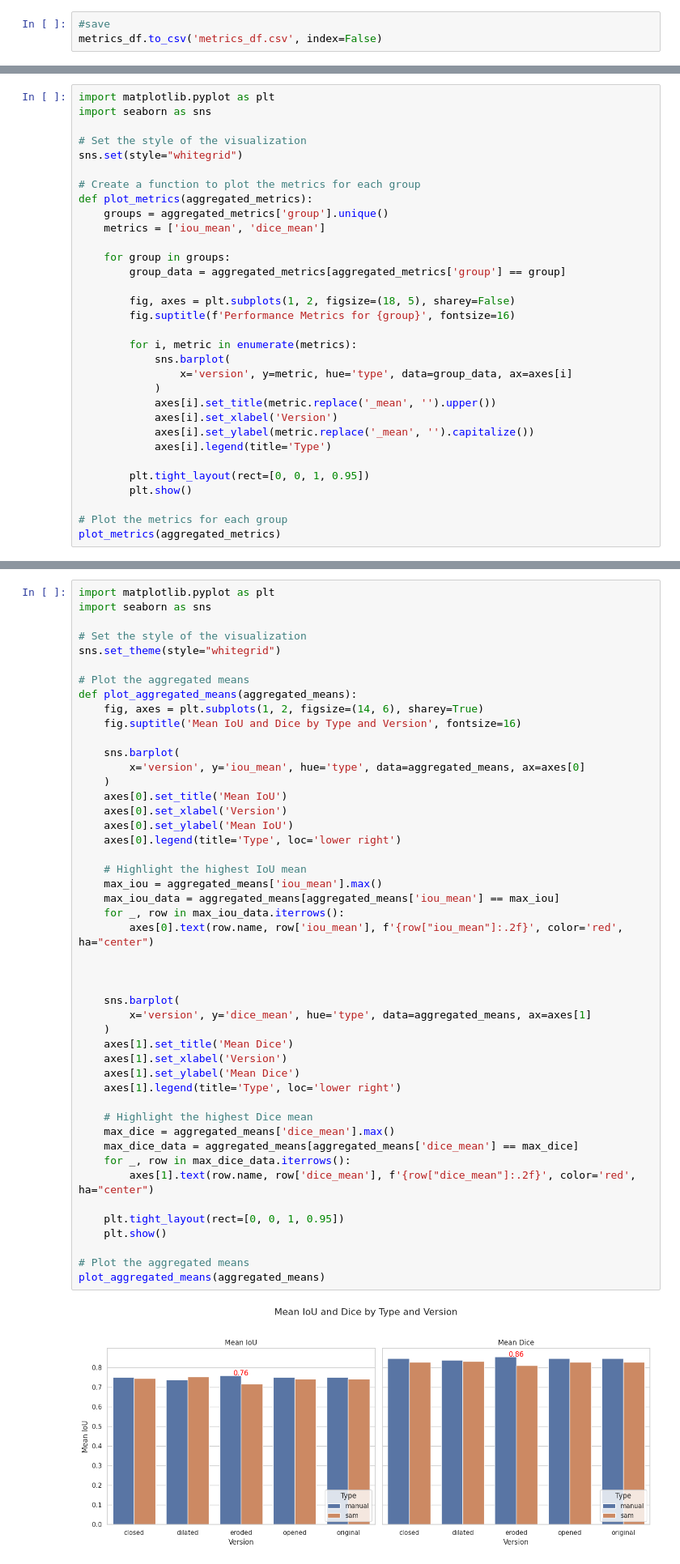
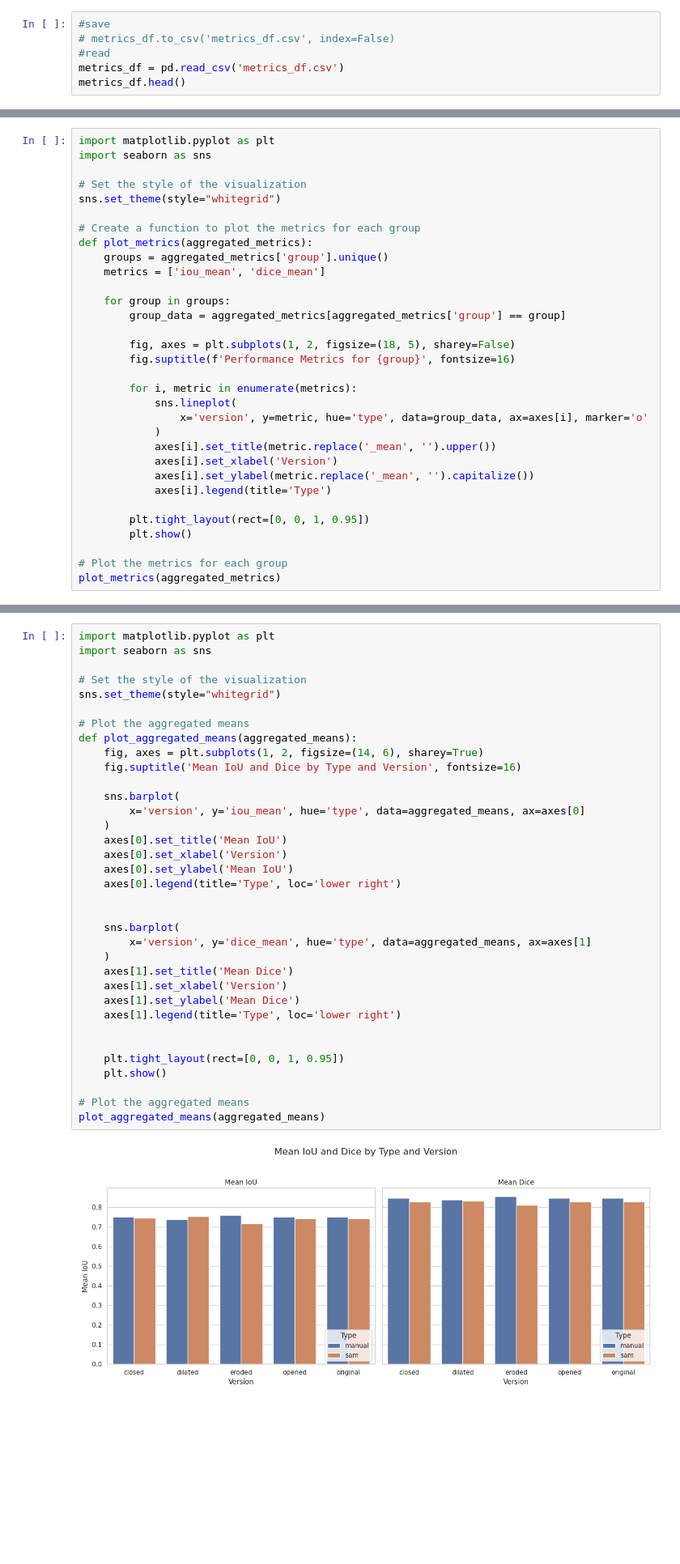
Before and after one commit to Lorenzuou/analise-segmentacao-pele, a Jupyter notebook: analise/op_morfologicas.ipynb, the cells around one changed output, grey strips where cells are left out. Shown at 81% size. Drawn from its saved outputs; the diff is of its cells as text; blank space fills up the shorter version.

```diff
--- a/analise/op_morfologicas.ipynb
+++ b/analise/op_morfologicas.ipynb
@@ -300,3 +348,6 @@ Manual folders: 50
 # %%
 #save
-metrics_df.to_csv('metrics_df.csv', index=False)
+# metrics_df.to_csv('metrics_df.csv', index=False)
+#read
+metrics_df = pd.read_csv('metrics_df.csv')
+metrics_df.head()
@@ -357,7 +387,7 @@ import matplotlib.pyplot as plt
 import seaborn as sns
 
 # Set the style of the visualization
-sns.set(style="whitegrid")
+sns.set_theme(style="whitegrid")
 
 # Create a function to plot the metrics for each group
 def plot_metrics(aggregated_metrics):
@@ -371,8 +401,8 @@ def plot_metrics(aggregated_metrics):
         fig.suptitle(f'Performance Metrics for {group}', fontsize=16)
 
         for i, metric in enumerate(metrics):
-            sns.barplot(
-                x='version', y=metric, hue='type', data=group_data, ax=axes[i]
+            sns.lineplot(
+                x='version', y=metric, hue='type', data=group_data, ax=axes[i], marker='o'
             )
             axes[i].set_title(metric.replace('_mean', '').upper())
             axes[i].set_xlabel('Version')
@@ -424,43 +461,31 @@ sns.set_theme(style="whitegrid")
 
 # Plot the aggregated means
 def plot_aggregated_means(aggregated_means):
     fig, axes = plt.subplots(1, 2, figsize=(14, 6), sharey=True)
     fig.suptitle('Mean IoU and Dice by Type and Version', fontsize=16)
 
     sns.barplot(
         x='version', y='iou_mean', hue='type', data=aggregated_means, ax=axes[0]
     )
     axes[0].set_title('Mean IoU')
     axes[0].set_xlabel('Version')
     axes[0].set_ylabel('Mean IoU')
     axes[0].legend(title='Type', loc='lower right')
 
-    # Highlight the highest IoU mean
-    max_iou = aggregated_means['iou_mean'].max()
-    max_iou_data = aggregated_means[aggregated_means['iou_mean'] == max_iou]
-    for _, row in max_iou_data.iterrows():
-        axes[0].text(row.name, row['iou_mean'], f'{row["iou_mean"]:.2f}', color='red', ha="center")
-
-
 
     sns.barplot(
         x='version', y='dice_mean', hue='type', data=aggregated_means, ax=axes[1]
     )
     axes[1].set_title('Mean Dice')
     axes[1].set_xlabel('Version')
     axes[1].set_ylabel('Mean Dice')
     axes[1].legend(title='Type', loc='lower right')
 
-    # Highlight the highest Dice mean
-    max_dice = aggregated_means['dice_mean'].max()
-    max_dice_data = aggregated_means[aggregated_means['dice_mean'] == max_dice]
-    for _, row in max_dice_data.iterrows():
-        axes[1].text(row.name, row['dice_mean'], f'{row["dice_mean"]:.2f}', color='red', ha="center")
 
     plt.tight_layout(rect=[0, 0, 1, 0.95])
     plt.show()
 
 # Plot the aggregated means
 plot_aggregated_means(aggregated_means)
 # %% [output]
-[figure, old version]
+[figure, new version]
```
Also changed, not shown: parts of 13 cells of this notebook, 1 other file.
